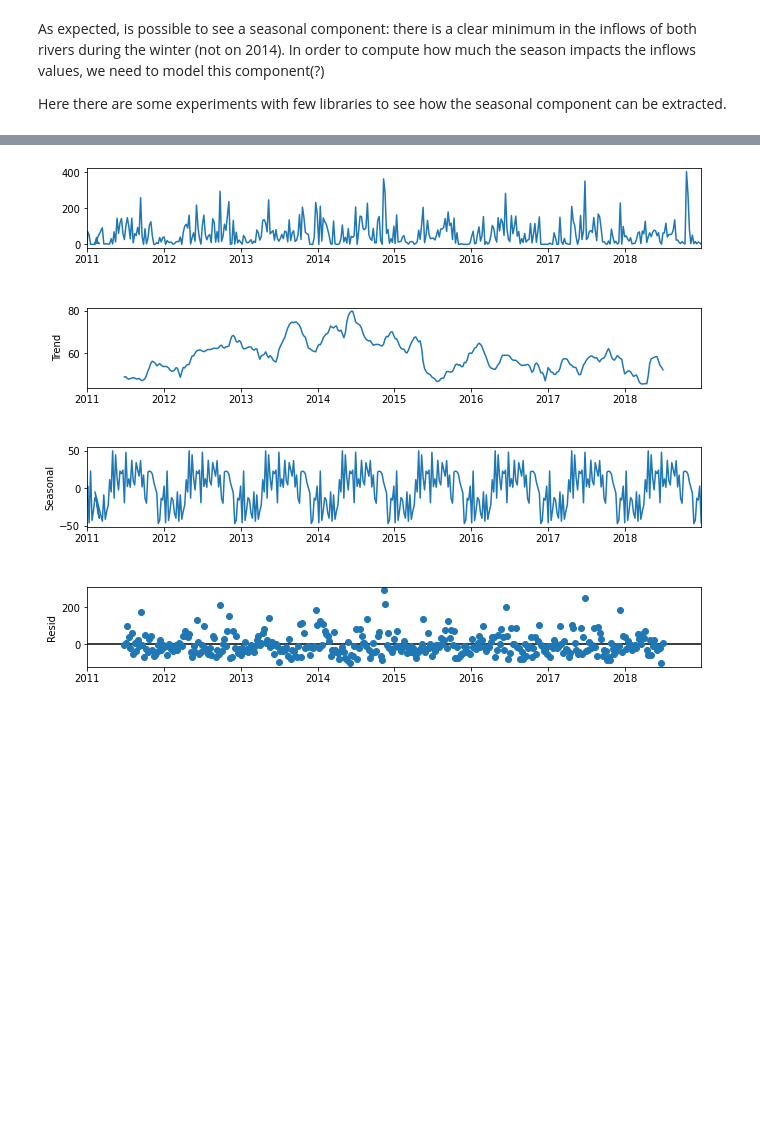
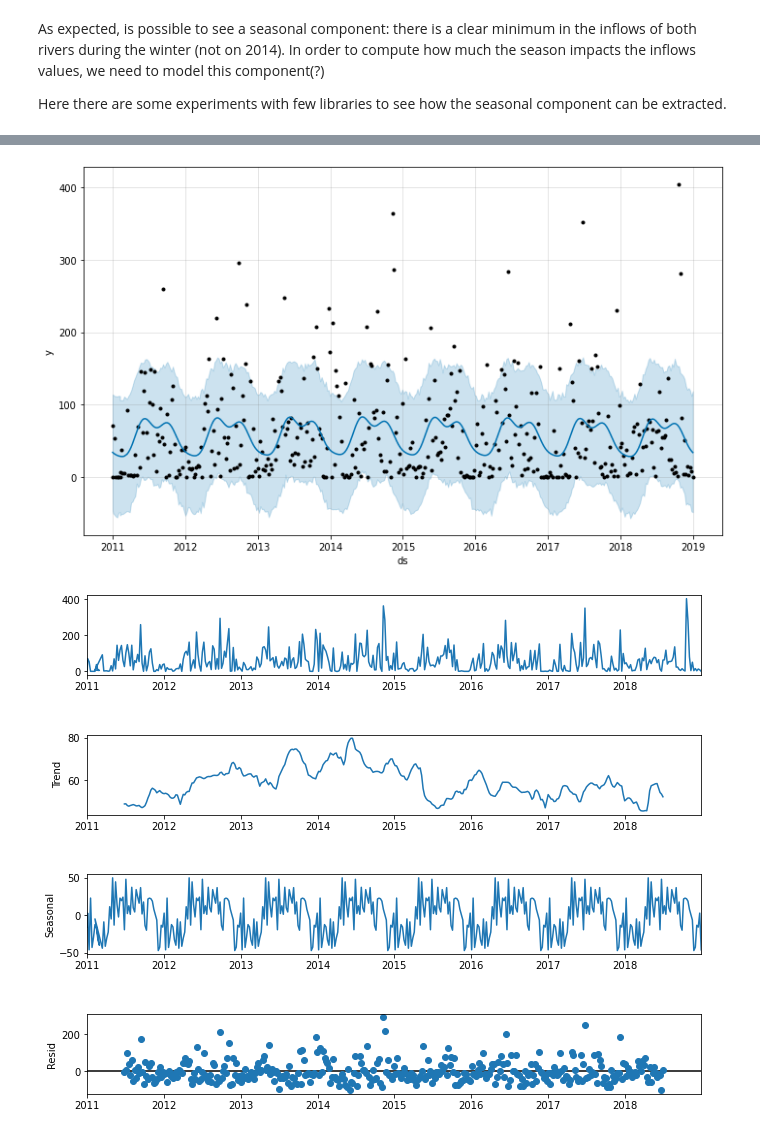
Before and after one commit to francescovidaich964/Como_lake, a Jupyter notebook: Como_Lake_test.ipynb, the cells around one changed output, grey strips where cells are left out. Drawn from its saved outputs; the diff is of its cells as text; code cells hidden in the pictures; blank space fills up the shorter version.

```diff
--- a/Como_Lake_test.ipynb
+++ b/Como_Lake_test.ipynb
@@ -194 +200,9 @@ INFO:fbprophet:Disabling daily seasonality. Run prophet with daily_seasonality=T
+# %%
+# Plot the estimated inflow
+model.plot(adda_estim)
+plt.show()
+
+# useful data is in adda_estim[['ds', 'yhat', 'yhat_lower', 'yhat_upper']]
+# %% [output]
+[figure, added]
 # %%
```
Also changed, not shown: parts of 2 cells of this notebook.
